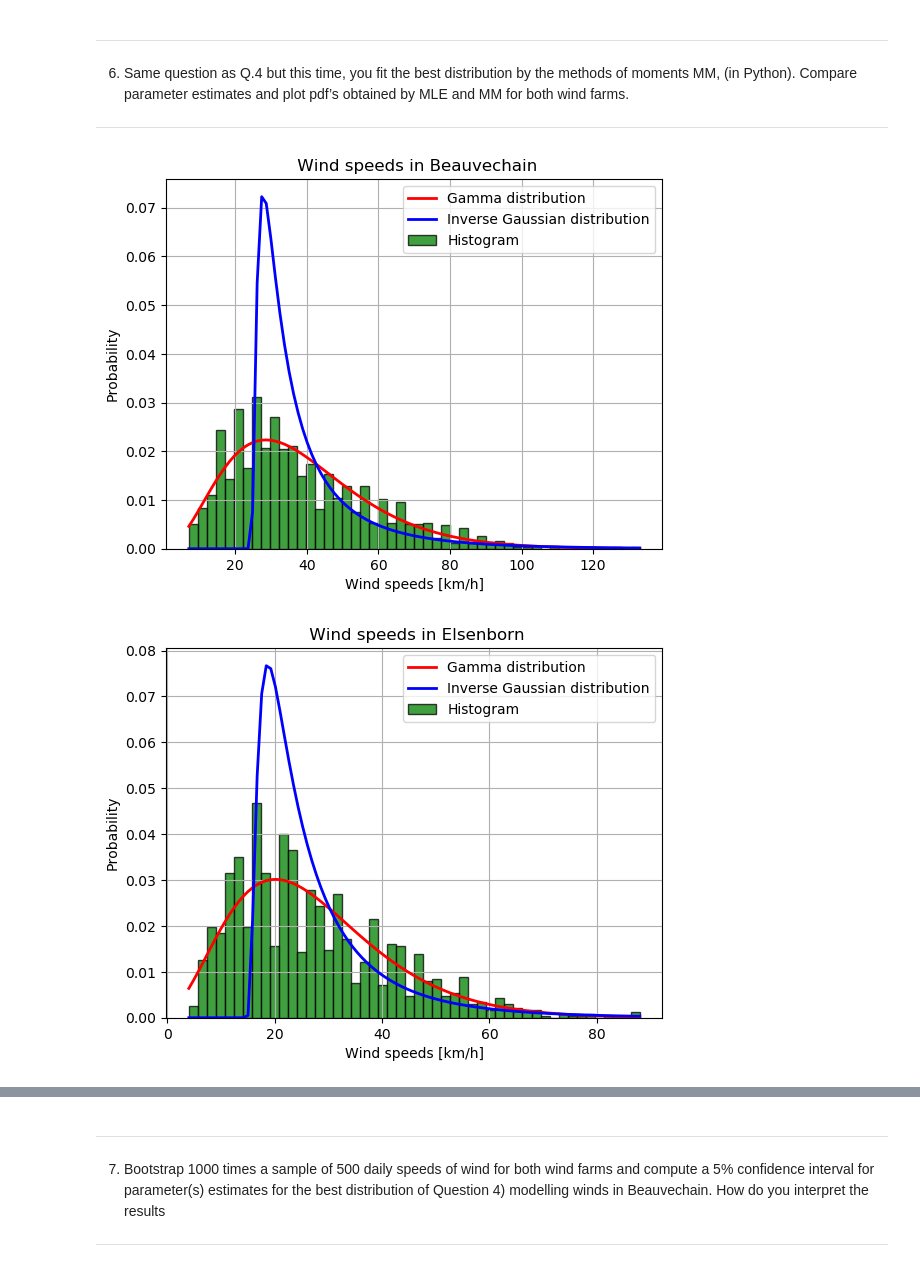
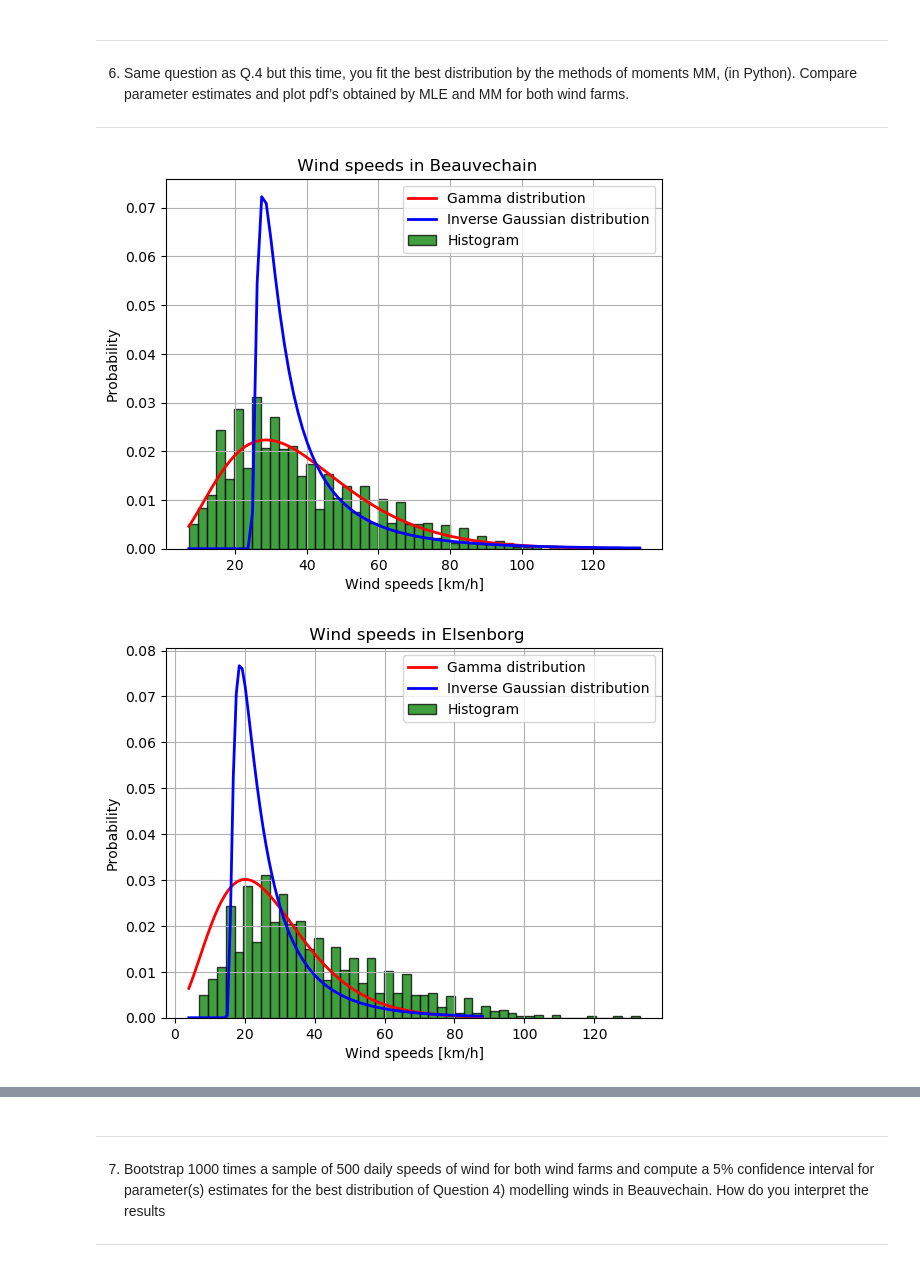
Before and after one commit to Albanedns/Hackathon, a Jupyter notebook: hackathon 1/code/hackathon.ipynb, the cells around one changed output, grey strips where cells are left out. Drawn from its saved outputs; the diff is of its cells as text; code cells hidden in the pictures.

Commit message:
Methodes pour Q2&Q6 + commentaires Gaby Q1&Q3

```diff
--- a/hackathon 1/code/hackathon.ipynb
+++ b/hackathon 1/code/hackathon.ipynb
@@ -210,8 +228,9 @@ plt.ylabel('Probability')
 plt.title(' Wind speeds in Beauvechain')
 #pdf de beauvechain
 x  = np.linspace(min(data_B_FG),max(data_B_FG),100)
-fx = sc.gamma.pdf(x, a = a, scale= scale, loc =loc )
+fxgaB = sc.gamma.pdf(x, a = a, scale= scale, loc =loc )
 plt.plot(x,fx,'r',lw=2)
+
 plt.grid(True)
 plt.legend(['Gamma distribution','Histogram'])
 plt.show()
@@ -225,7 +244,7 @@ plt.ylabel('Probability')
 plt.title(' Wind speeds in Elsenborn')
 #pdf de Elsenborn
 x  = np.linspace(min(data_E_FG),max(data_E_FG),100)
-fx = sc.gamma.pdf(x, a = a, scale= scale, loc = loc)
+fxgaE = sc.gamma.pdf(x, a = a, scale= scale, loc = loc)
 plt.plot(x,fx,'r',lw=2)
 plt.grid(True)
 plt.legend(['Gamma distribution','Histogram'])
@@ -247,10 +266,11 @@ plt.ylabel('Probability')
 plt.title(' Wind speeds in Beauvechain')
 #pdf de beauvechain
 x  = np.linspace(min(data_B_FG),max(data_B_FG),100)
-fx = sc.invgauss.pdf(x, mu = a, scale= scale, loc =loc )
-plt.plot(x,fx,'r',lw=2)
+fxiB = sc.invgauss.pdf(x, mu = a, scale= scale, loc =loc )
+plt.plot(x,fxiB,'r',lw=2)
+plt.plot(x,fxgaB,'b',lw=2)
 plt.grid(True)
-plt.legend(['Inverse Gaussian distribution','Histogram'])
+plt.legend(['Inverse Gaussian distribution with MLE','Gamma distribution with MLE','Histogram'])
 plt.show()
 
 a, loc, scale  = sc.invgauss.fit(data=data_E_FG)
@@ -262,9 +282,10 @@ plt.ylabel('Probability')
 plt.title(' Wind speeds in Elsenborn')
 #pdf de Elsenborn
 x  = np.linspace(min(data_E_FG),max(data_E_FG),100)
-fx = sc.invgauss.pdf(x, mu = a, scale= scale, loc = loc)
-plt.plot(x,fx,'r',lw=2)
+fxiE = sc.invgauss.pdf(x, mu = a, scale= scale, loc = loc)
+plt.plot(x,fxiE,'r',lw=2)
+plt.plot(x,fxgaE,'b',lw=2)
 plt.grid(True)
-plt.legend(['Inverse Gaussian distribution','Histogram'])
+plt.legend(['Inverse Gaussian distribution','Gamma distribution','Histogram'])
 plt.show()
 # %% [output]
@@ -331,49 +352,55 @@ Comment briefly your results
 
 ------------------------------------------------------------------------------------------------------
 # %%
-a, loc, scale = sc.gamma.fit(data=data_B_FG,method="MM")
+def MM(data,name):
+    #histogram de beauvechain
+    plt.hist(data_B_FG, 50, density=1,facecolor='g', alpha=0.75, edgecolor= 'black')
+    plt.xlabel('Wind speeds [km/h]')
+    plt.ylabel('Probability')
+    plt.title(' Wind speeds in '+name)
 
-#histogram de beauvechain
-plt.hist(data_B_FG, 50, density=1,facecolor='g', alpha=0.75, edgecolor= 'black')
-plt.xlabel('Wind speeds [km/h]')
-plt.ylabel('Probability')
-plt.title(' Wind speeds in Beauvechain')
+    a, loc, scale = sc.gamma.fit(data=data,method="MM")
+    #pdf de beauvechain
+    #Gamma
+    x  = np.linspace(min(data),max(data),100)
+    fx=sc.gamma.pdf(x,a=a,scale=scale,loc=loc)
+    plt.plot(x,fx,'r',lw=2)
 
-#pdf de beauvechain
-#Gamma
-x  = np.linspace(min(data_B_FG),max(data_B_FG),100)
-fx=sc.gamma.pdf(x,a=a,scale=scale,loc=loc)
-plt.plot(x,fx,'r',lw=2)
+    #Inverse Gaussian
+    a, loc ,scale = sc.invgauss.fit(data=data,method="MM")
+    fx2=sc.invgauss.pdf(x,mu=a,scale=scale,loc=loc)
+    plt.plot(x,fx2,'b',lw=2)
+    plt.grid(True)
+    plt.legend(['Gamma distribution','Inverse Gaussian distribution','Histogram'])
+    plt.show()
 
-#Inverse Gaussian
-a, loc ,scale = sc.invgauss.fit(data=data_B_FG,method="MM")
-fx2=sc.invgauss.pdf(x,mu=a,scale=scale,loc=loc)
-plt.plot(x,fx2,'b',lw=2)
 
-plt.grid(True)
-plt.legend(['Gamma distribution','Inverse Gaussian distribution','Histogram'])
-plt.show()
+MM(data_B_FG,"Beauvechain")
+MM(data_E_FG,"Elsenborg")
 
-a, loc, scale  = sc.gamma.fit(data=data_E_FG, method="MM")
+def compareMethod(data,name):
+    aMM, locMM, scaleMM = sc.gamma.fit(data=data,method="MM")
+    aMLE, locMLE, scaleMLE = sc.gamma.fit(data=data)
+    #histogram de beauvechain
+    plt.hist(data_B_FG, 50, density=1,facecolor='g', alpha=0.75, edgecolor= 'black')
+    plt.xlabel('Wind speeds [km/h]')
+    plt.ylabel('Probability')
+    plt.title(' Wind speeds in '+name)
 
-#histogram de Elsenborn
-plt.hist(data_E_FG, 50, density=1,facecolor='g', alpha=0.75, edgecolor= 'black')
-plt.xlabel('Wind speeds [km/h]')
-plt.ylabel('Probability')
-plt.title(' Wind speeds in Elsenborn')
-#pdf de Elsenborn
-#Gamma
-x  = np.linspace(min(data_E_FG),max(data_E_FG),100)
-fx = sc.gamma.pdf(x, a = a, scale= scale, loc = loc)
-plt.plot(x,fx,'r',lw=2)
-#Inverse Gaussian
-a, loc ,scale = sc.invgauss.fit(data=data_E_FG,method="MM")
-fx3=sc.invgauss.pdf(x,mu=a,scale=scale,loc=loc)
-plt.plot(x,fx3,'b',lw=2)
+    #pdf de beauvechain
+    #Gamma
+    x  = np.linspace(min(data_B_FG),max(data_B_FG),100)
+    fx=sc.gamma.pdf(x,a=aMM,scale=scaleMM,loc=locMM)
+    plt.plot(x,fx,'r',lw=2)
 
-plt.grid(True)
-plt.legend(['Gamma distribution','Inverse Gaussian distribution','Histogram'])
-plt.show()
+    fxgaB = sc.gamma.pdf(x, a = aMLE, scale= scaleMLE, loc =locMLE )
+    plt.plot(x,fxgaB,'b',lw=2)
+
+    plt.grid(True)
+    plt.legend(['Gamma distribution with MM','Gamma distribution with MLE','Histogram'])
+    plt.show()
+
+compareMethod(data_B_FG,"Beauvechain")
 # %% [output]
 [figure]
-[figure, old version]
+[figure, new version]
```
Also changed, not shown: parts of 8 cells of this notebook.
